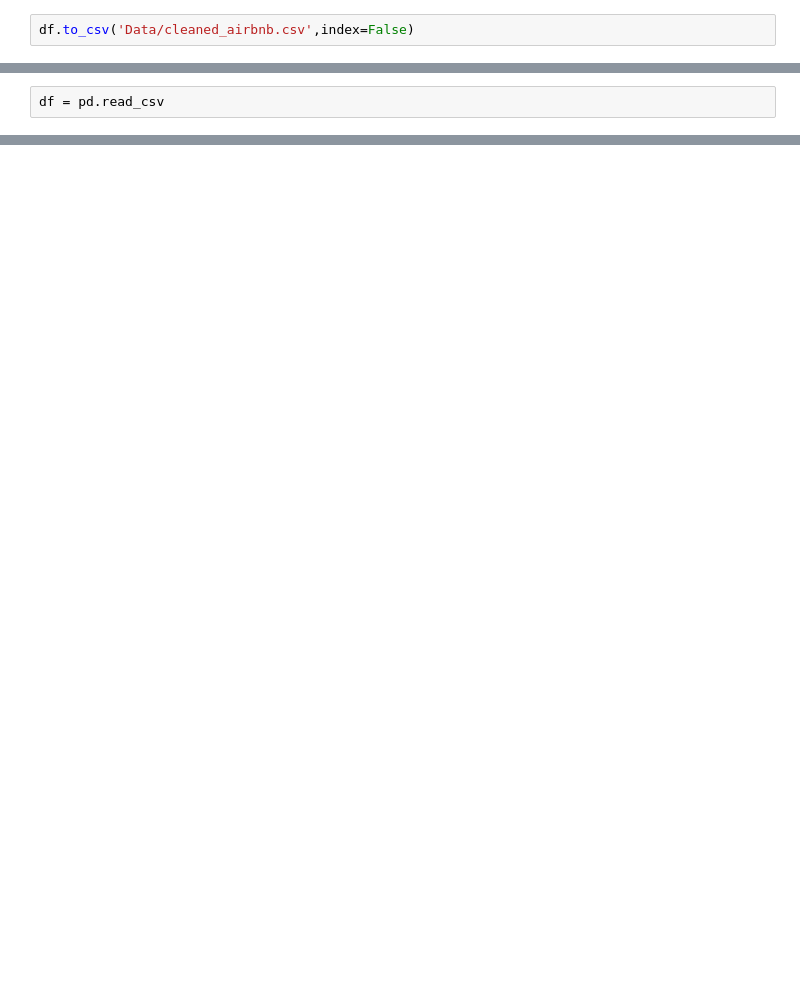
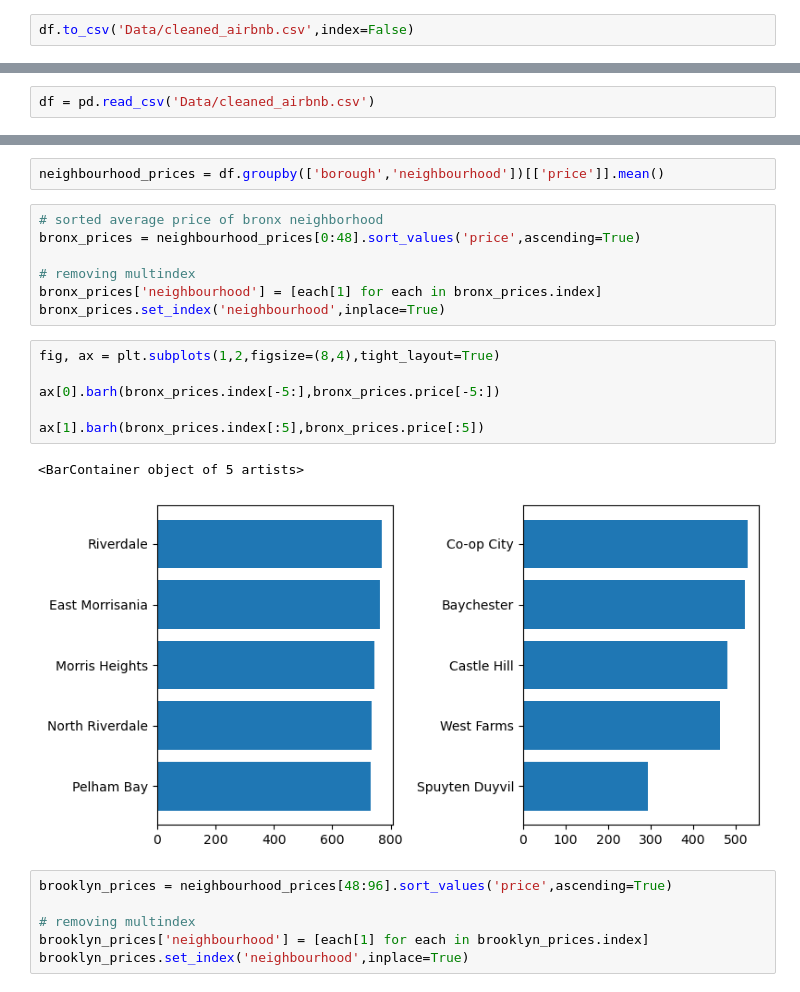
Before and after one commit to Mcapp1/AirBnB-Analysis, a Jupyter notebook: AirBnb.ipynb, the cells around one changed output, grey strips where cells are left out. Cells and saved outputs as stored; diff of their text form; blank space fills up the shorter version.

```diff
--- a/AirBnb.ipynb
+++ b/AirBnb.ipynb
@@ -458,2 +458,2 @@ df.to_csv('Data/cleaned_airbnb.csv',index=False)
 # %%
-df = pd.read_csv
+df = pd.read_csv('Data/cleaned_airbnb.csv')
@@ -459,0 +469,24 @@ df = pd.read_csv
+# %%
+neighbourhood_prices = df.groupby(['borough','neighbourhood'])[['price']].mean()
+# %%
+# sorted average price of bronx neighborhood
+bronx_prices = neighbourhood_prices[0:48].sort_values('price',ascending=True)
+
+# removing multindex
+bronx_prices['neighbourhood'] = [each[1] for each in bronx_prices.index]
+bronx_prices.set_index('neighbourhood',inplace=True)
+# %%
+fig, ax = plt.subplots(1,2,figsize=(8,4),tight_layout=True)
+
+ax[0].barh(bronx_prices.index[-5:],bronx_prices.price[-5:])
+
+ax[1].barh(bronx_prices.index[:5],bronx_prices.price[:5])
+# %% [output]
+<BarContainer object of 5 artists>
+[figure, added]
+# %%
+brooklyn_prices = neighbourhood_prices[48:96].sort_values('price',ascending=True)
+
+# removing multindex
+brooklyn_prices['neighbourhood'] = [each[1] for each in brooklyn_prices.index]
+brooklyn_prices.set_index('neighbourhood',inplace=True)
```
Also changed, not shown: parts of 10 cells of this notebook.
